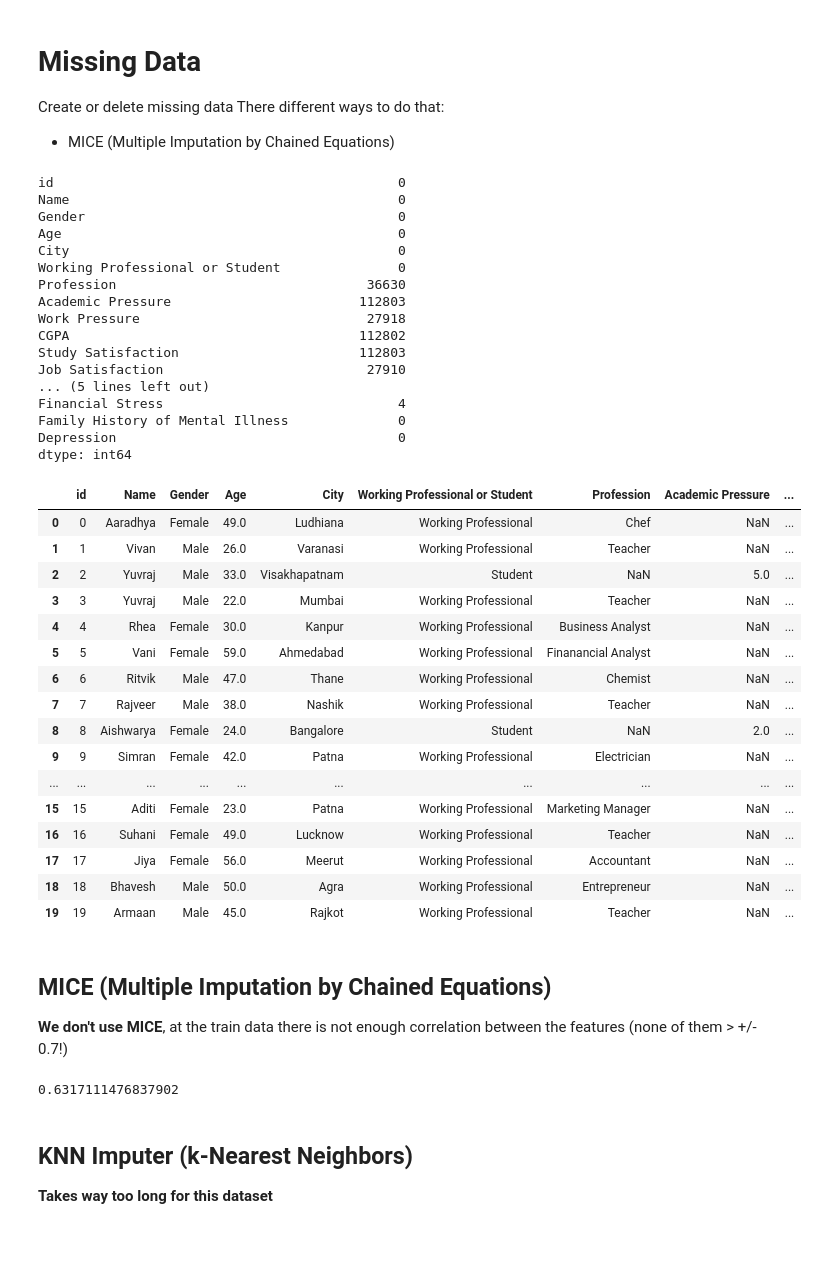
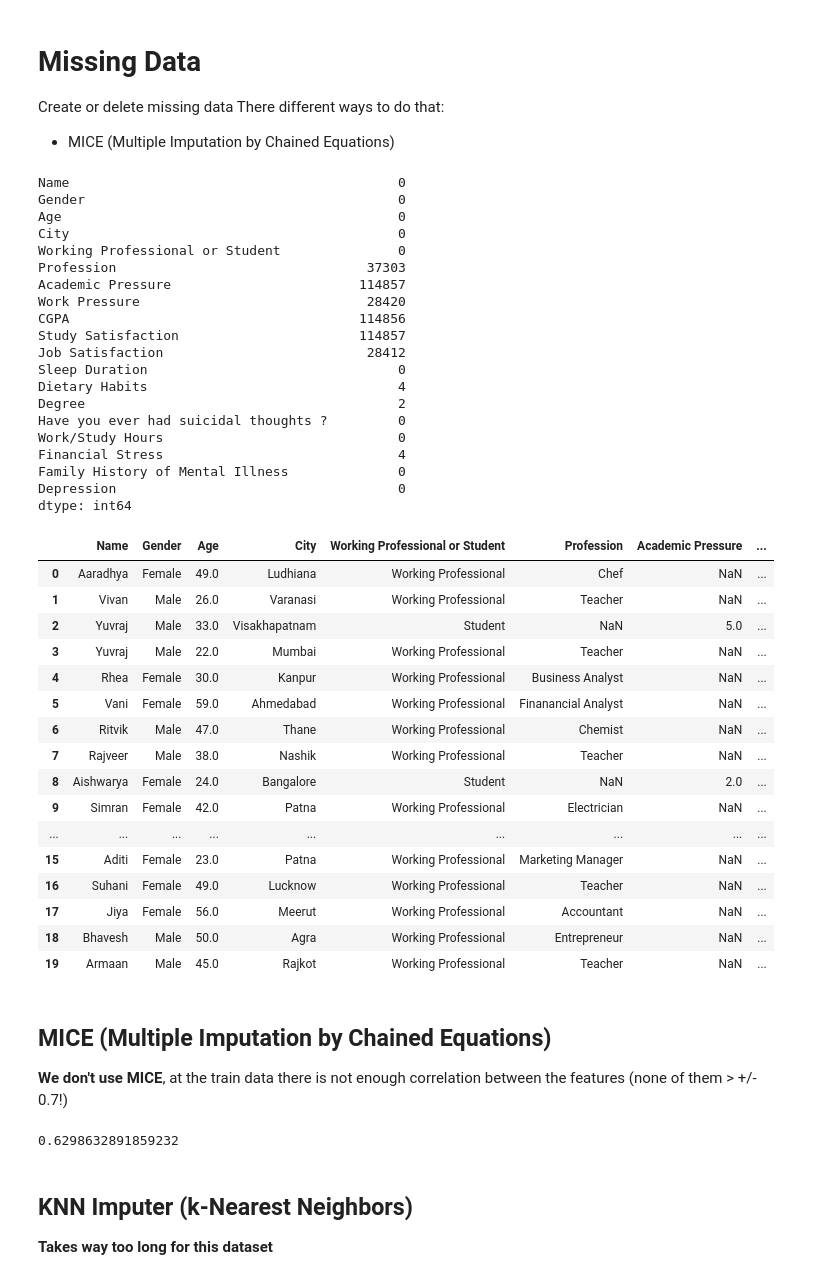
Before and after one commit to mailmezorro/playground-series-s4e11, a Jupyter notebook: Preprocessing/playground-series-s4e11-preprocessing.ipynb, the cells around one changed output. Saved outputs shown, nothing was run; the diff lists cells and outputs as text; code cells hidden in the pictures; blank space fills up the shorter version.

```diff
--- a/Preprocessing/playground-series-s4e11-preprocessing.ipynb
+++ b/Preprocessing/playground-series-s4e11-preprocessing.ipynb
@@ -54,7 +54,7 @@ train_original = pd.read_csv(data_path + '/playground-series-s4e11/train.csv')
 test_original = pd.read_csv(data_path + '/playground-series-s4e11/test.csv')
 sample_submission = pd.read_csv(data_path + '/playground-series-s4e11/sample_submission.csv')
 original_data = pd.read_csv(data_path + '/depression-surveydataset-for-analysis/final_depression_dataset_1.csv')
-concat_data = pd.read_csv(data_path + '/playground-series-s4e11/s4-e11-train-concat.csv')
+train_concat_data = pd.read_csv(data_path + '/playground-series-s4e11/s4-e11-train-concat.csv')
 # %% [markdown]
 # Preprocessing
 # %%
@@ -93,46 +92,49 @@ Create or delete missing data
 There different ways to do that:
 - MICE (Multiple Imputation by Chained Equations)
 # %%
-missing_data = train_original.isnull().sum()
+missing_data = train_concat_data.isnull().sum()
 print(missing_data)
 # %% [output]
-id                                            0
 Name                                          0
 Gender                                        0
 Age                                           0
 City                                          0
 Working Professional or Student               0
-Profession                                36630
-Academic Pressure                        112803
-Work Pressure                             27918
-CGPA                                     112802
-Study Satisfaction                       112803
-Job Satisfaction                          27910
-... (5 lines left out)
+Profession                                37303
+Academic Pressure                        114857
+Work Pressure                             28420
+CGPA                                     114856
+Study Satisfaction                       114857
+Job Satisfaction                          28412
+Sleep Duration                                0
+Dietary Habits                                4
+Degree                                        2
+Have you ever had suicidal thoughts ?         0
+Work/Study Hours                              0
 Financial Stress                              4
 Family History of Mental Illness              0
 Depression                                    0
 dtype: int64
 # %%
-train_original.head(20)
+train_concat_data.head(20)
 # %% [output]
-|  | id | Name | Gender | Age | City | Working Professional or Student | Profession | Academic Pressure | ... |
-| 0 | 0 | Aaradhya | Female | 49.0 | Ludhiana | Working Professional | Chef | NaN | ... |
-| 1 | 1 | Vivan | Male | 26.0 | Varanasi | Working Professional | Teacher | NaN | ... |
-| 2 | 2 | Yuvraj | Male | 33.0 | Visakhapatnam | Student | NaN | 5.0 | ... |
-| 3 | 3 | Yuvraj | Male | 22.0 | Mumbai | Working Professional | Teacher | NaN | ... |
-| 4 | 4 | Rhea | Female | 30.0 | Kanpur | Working Professional | Business Analyst | NaN | ... |
-| 5 | 5 | Vani | Female | 59.0 | Ahmedabad | Working Professional | Finanancial Analyst | NaN | ... |
-| 6 | 6 | Ritvik | Male | 47.0 | Thane | Working Professional | Chemist | NaN | ... |
-| 7 | 7 | Rajveer | Male | 38.0 | Nashik | Working Professional | Teacher | NaN | ... |
-| 8 | 8 | Aishwarya | Female | 24.0 | Bangalore | Student | NaN | 2.0 | ... |
-| 9 | 9 | Simran | Female | 42.0 | Patna | Working Professional | Electrician | NaN | ... |
-| ... | ... | ... | ... | ... | ... | ... | ... | ... | ... |
-| 15 | 15 | Aditi | Female | 23.0 | Patna | Working Professional | Marketing Manager | NaN | ... |
-| 16 | 16 | Suhani | Female | 49.0 | Lucknow | Working Professional | Teacher | NaN | ... |
-| 17 | 17 | Jiya | Female | 56.0 | Meerut | Working Professional | Accountant | NaN | ... |
-| 18 | 18 | Bhavesh | Male | 50.0 | Agra | Working Professional | Entrepreneur | NaN | ... |
-| 19 | 19 | Armaan | Male | 45.0 | Rajkot | Working Professional | Teacher | NaN | ... |
+|  | Name | Gender | Age | City | Working Professional or Student | Profession | Academic Pressure | ... |
+| 0 | Aaradhya | Female | 49.0 | Ludhiana | Working Professional | Chef | NaN | ... |
+| 1 | Vivan | Male | 26.0 | Varanasi | Working Professional | Teacher | NaN | ... |
+| 2 | Yuvraj | Male | 33.0 | Visakhapatnam | Student | NaN | 5.0 | ... |
+| 3 | Yuvraj | Male | 22.0 | Mumbai | Working Professional | Teacher | NaN | ... |
+| 4 | Rhea | Female | 30.0 | Kanpur | Working Professional | Business Analyst | NaN | ... |
+| 5 | Vani | Female | 59.0 | Ahmedabad | Working Professional | Finanancial Analyst | NaN | ... |
+| 6 | Ritvik | Male | 47.0 | Thane | Working Professional | Chemist | NaN | ... |
+| 7 | Rajveer | Male | 38.0 | Nashik | Working Professional | Teacher | NaN | ... |
+| 8 | Aishwarya | Female | 24.0 | Bangalore | Student | NaN | 2.0 | ... |
+| 9 | Simran | Female | 42.0 | Patna | Working Professional | Electrician | NaN | ... |
+| ... | ... | ... | ... | ... | ... | ... | ... | ... |
+| 15 | Aditi | Female | 23.0 | Patna | Working Professional | Marketing Manager | NaN | ... |
+| 16 | Suhani | Female | 49.0 | Lucknow | Working Professional | Teacher | NaN | ... |
+| 17 | Jiya | Female | 56.0 | Meerut | Working Professional | Accountant | NaN | ... |
+| 18 | Bhavesh | Male | 50.0 | Agra | Working Professional | Entrepreneur | NaN | ... |
+| 19 | Armaan | Male | 45.0 | Rajkot | Working Professional | Teacher | NaN | ... |
 # %% [markdown]
 ## MICE (Multiple Imputation by Chained Equations)
 **We don't use MICE**, at the train data there is not enough correlation between the features (none of them > +/- 0.7!)
@@ -151,9 +153,9 @@ def cramers_v(x, y):
     kcorr = k - ((k-1)**2)/(n-1)
     return np.sqrt(phi2corr / min((kcorr-1), (rcorr-1)))
 
-cramers_v(train_original['Age'], train_original['Depression'])
+cramers_v(train_concat_data['Age'], train_concat_data['Depression'])
 # %% [output]
-0.6317111476837902
+0.6298632891859232
 # %% [markdown]
 ## KNN Imputer (k-Nearest Neighbors)
 **Takes way too long for this dataset**
```
Also changed, not shown: parts of 5 cells of this notebook.
